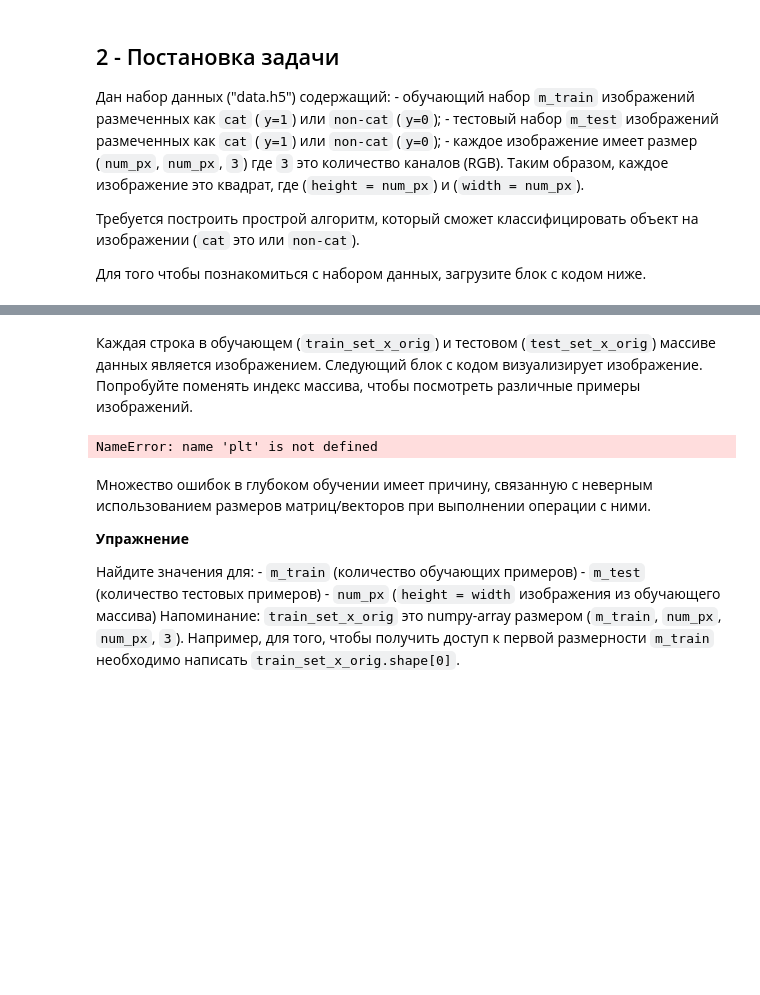
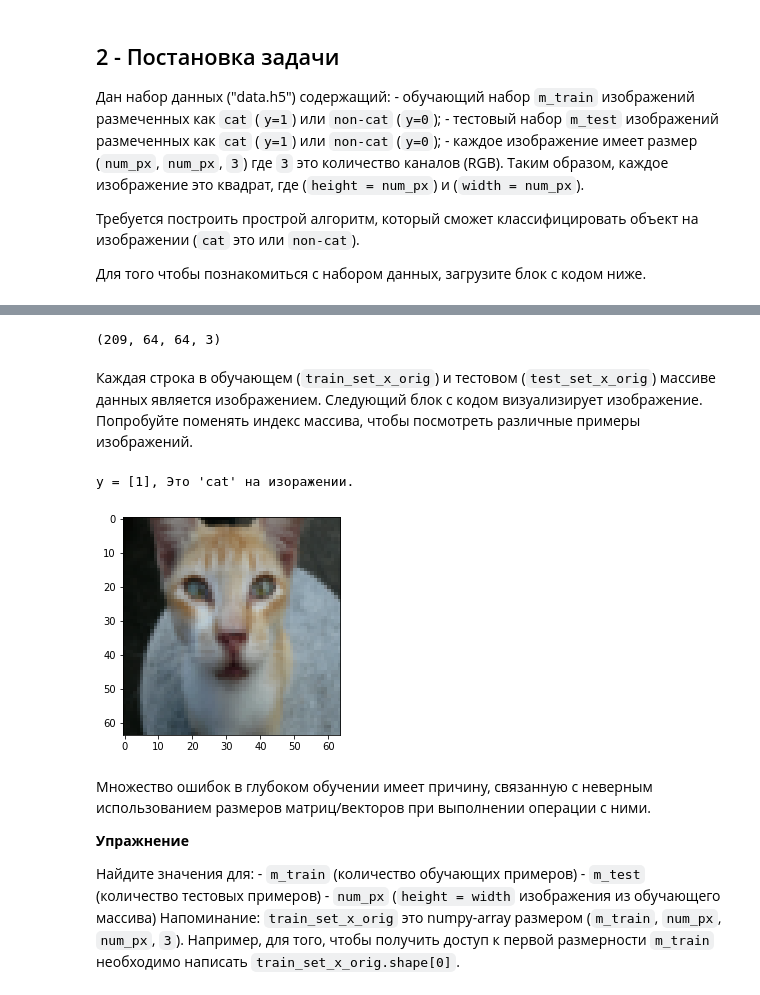
Before and after one commit to rut-courses/DeepLearning, a Jupyter notebook: labs1/lab1.1.ipynb, the cells around one changed output, grey strips where cells are left out. Saved outputs shown, nothing was run; the diff lists cells and outputs as text; code cells hidden in the pictures; blank space fills up the shorter version.

```diff
--- a/labs1/lab1.1.ipynb
+++ b/labs1/lab1.1.ipynb
@@ -54,15 +52,20 @@ NameError: name 'load_dataset' is not defined
+# %%
+train_set_x_orig.shape
+# %% [output]
+(209, 64, 64, 3)
 # %% [markdown]
 Каждая строка в обучающем (`train_set_x_orig`) и тестовом (`test_set_x_orig`) массиве данных является изображением.
 Следующий блок с кодом визуализирует изображение.
 Попробуйте поменять индекс массива, чтобы посмотреть различные примеры изображений.
 # %%
 # Пример изображения
-index = 14
+index = 11
 plt.imshow(train_set_x_orig[index])
 print ("y = " + str(train_set_y[:, index]) + ", Это '"
        + classes[np.squeeze(train_set_y[:, index])].decode("utf-8") +  "' на изоражении.")
 # %% [output]
-NameError: name 'plt' is not defined
+y = [1], Это 'cat' на изоражении.
+[figure, added]
 # %% [markdown]
 Множество ошибок в глубоком обучении имеет причину, связанную с неверным использованием размеров матриц/векторов при выполнении операции с ними.
 
```
Also changed, not shown: parts of 3 cells of this notebook, 5 other files.
